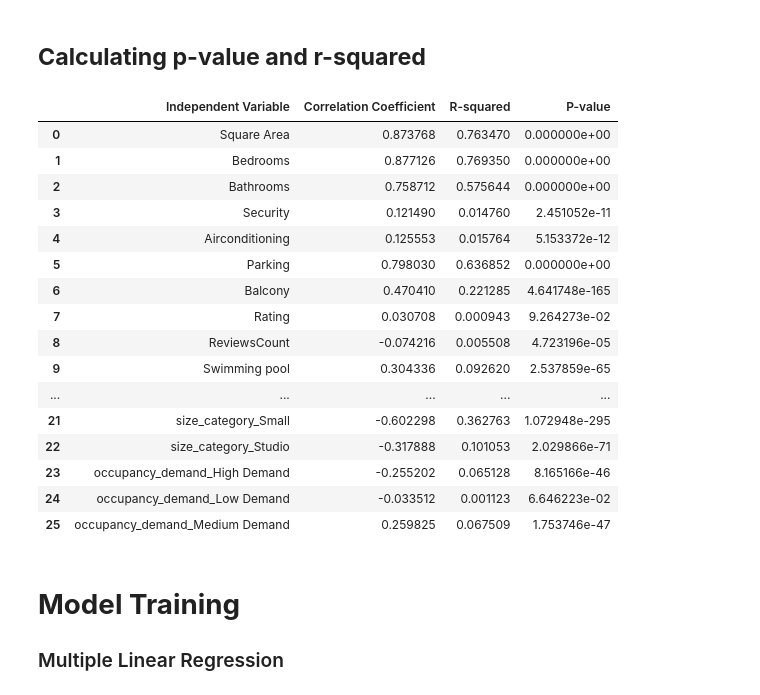
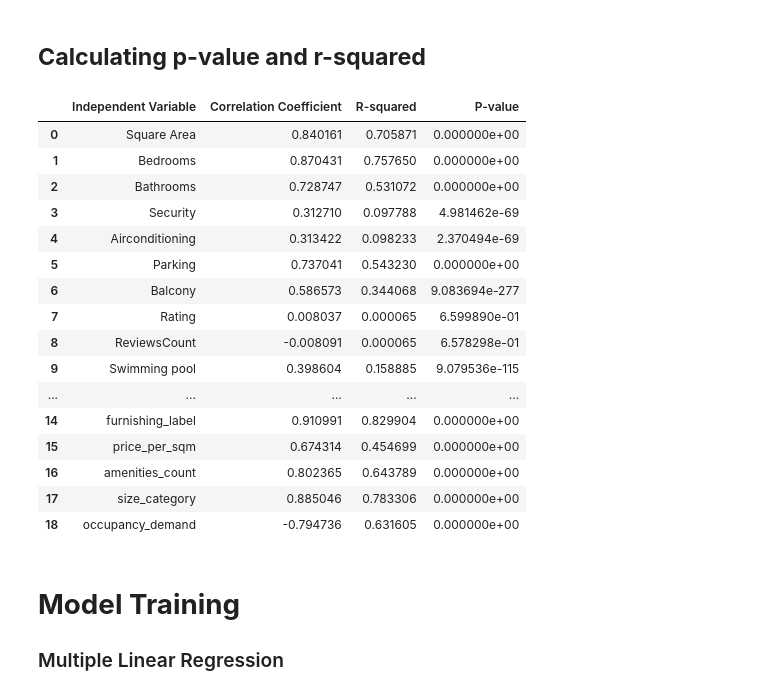
Before and after one commit to leonnmarcoo/condo_price_prediction, a Jupyter notebook: Data/condo_price_prediction.ipynb, the cells around one changed output. Drawn from its saved outputs; the diff is of its cells as text; code cells hidden in the pictures.

```diff
--- a/Data/condo_price_prediction.ipynb
+++ b/Data/condo_price_prediction.ipynb
@@ -221,59 +192,52 @@ independent_variables = ['Square Area',
                          'Bathrooms',
                          'Security',
                          'Airconditioning',
                          'Parking',
                          'Balcony',
                          'Rating',
                          'ReviewsCount',
                          'Swimming pool',
                          'Multi-Purpose Hall',
                          'Function Rooms',
                          'Gym',
                          'Study Hall',
-                         'Furnishing_Fully Furnished',
-                         'Furnishing_Semi Furnished',
-                         'Furnishing_Unfurnished',
+                         'furnishing_label',
                          'price_per_sqm',
                          'amenities_count',
-                         'size_category_Large',
-                         'size_category_Medium',
-                         'size_category_Small',
-                         'size_category_Studio',
-                         'occupancy_demand_High Demand',
-                         'occupancy_demand_Low Demand',
-                         'occupancy_demand_Medium Demand']
+                         'size_category',
+                         'occupancy_demand']
 
 results_list = []
 
 for col in independent_variables:
     result = pearsonr(df[col], df["Price"])
     results_list.append({
         "Independent Variable": col,
         "Correlation Coefficient": result[0],
         "R-squared": result[0]**2,
         "P-value": result[1]
     })
 
 results_df = pd.DataFrame(results_list)
 display(results_df)
 # %% [output]
 |  | Independent Variable | Correlation Coefficient | R-squared | P-value |
-| 0 | Square Area | 0.873768 | 0.763470 | 0.000000e+00 |
-| 1 | Bedrooms | 0.877126 | 0.769350 | 0.000000e+00 |
-| 2 | Bathrooms | 0.758712 | 0.575644 | 0.000000e+00 |
-| 3 | Security | 0.121490 | 0.014760 | 2.451052e-11 |
-| 4 | Airconditioning | 0.125553 | 0.015764 | 5.153372e-12 |
-| 5 | Parking | 0.798030 | 0.636852 | 0.000000e+00 |
-| 6 | Balcony | 0.470410 | 0.221285 | 4.641748e-165 |
-| 7 | Rating | 0.030708 | 0.000943 | 9.264273e-02 |
-| 8 | ReviewsCount | -0.074216 | 0.005508 | 4.723196e-05 |
-| 9 | Swimming pool | 0.304336 | 0.092620 | 2.537859e-65 |
+| 0 | Square Area | 0.840161 | 0.705871 | 0.000000e+00 |
+| 1 | Bedrooms | 0.870431 | 0.757650 | 0.000000e+00 |
+| 2 | Bathrooms | 0.728747 | 0.531072 | 0.000000e+00 |
+| 3 | Security | 0.312710 | 0.097788 | 4.981462e-69 |
+| 4 | Airconditioning | 0.313422 | 0.098233 | 2.370494e-69 |
+| 5 | Parking | 0.737041 | 0.543230 | 0.000000e+00 |
+| 6 | Balcony | 0.586573 | 0.344068 | 9.083694e-277 |
+| 7 | Rating | 0.008037 | 0.000065 | 6.599890e-01 |
+| 8 | ReviewsCount | -0.008091 | 0.000065 | 6.578298e-01 |
+| 9 | Swimming pool | 0.398604 | 0.158885 | 9.079536e-115 |
 | ... | ... | ... | ... | ... |
-| 21 | size_category_Small | -0.602298 | 0.362763 | 1.072948e-295 |
-| 22 | size_category_Studio | -0.317888 | 0.101053 | 2.029866e-71 |
-| 23 | occupancy_demand_High Demand | -0.255202 | 0.065128 | 8.165166e-46 |
-| 24 | occupancy_demand_Low Demand | -0.033512 | 0.001123 | 6.646223e-02 |
-| 25 | occupancy_demand_Medium Demand | 0.259825 | 0.067509 | 1.753746e-47 |
+| 14 | furnishing_label | 0.910991 | 0.829904 | 0.000000e+00 |
+| 15 | price_per_sqm | 0.674314 | 0.454699 | 0.000000e+00 |
+| 16 | amenities_count | 0.802365 | 0.643789 | 0.000000e+00 |
+| 17 | size_category | 0.885046 | 0.783306 | 0.000000e+00 |
+| 18 | occupancy_demand | -0.794736 | 0.631605 | 0.000000e+00 |
 # %% [markdown]
 # **Model Training**
 ### Multiple Linear Regression
```
Also changed, not shown: parts of 30 cells of this notebook, 3 other files.
